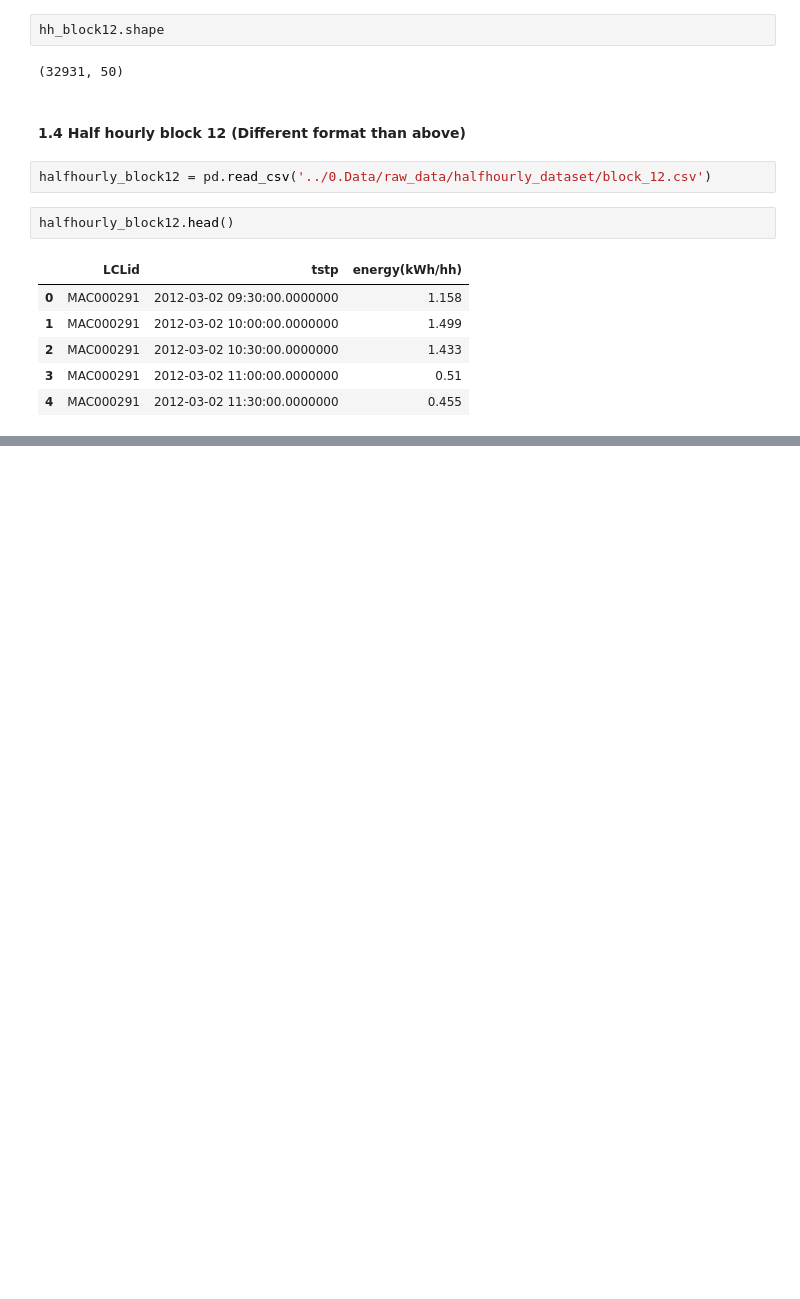
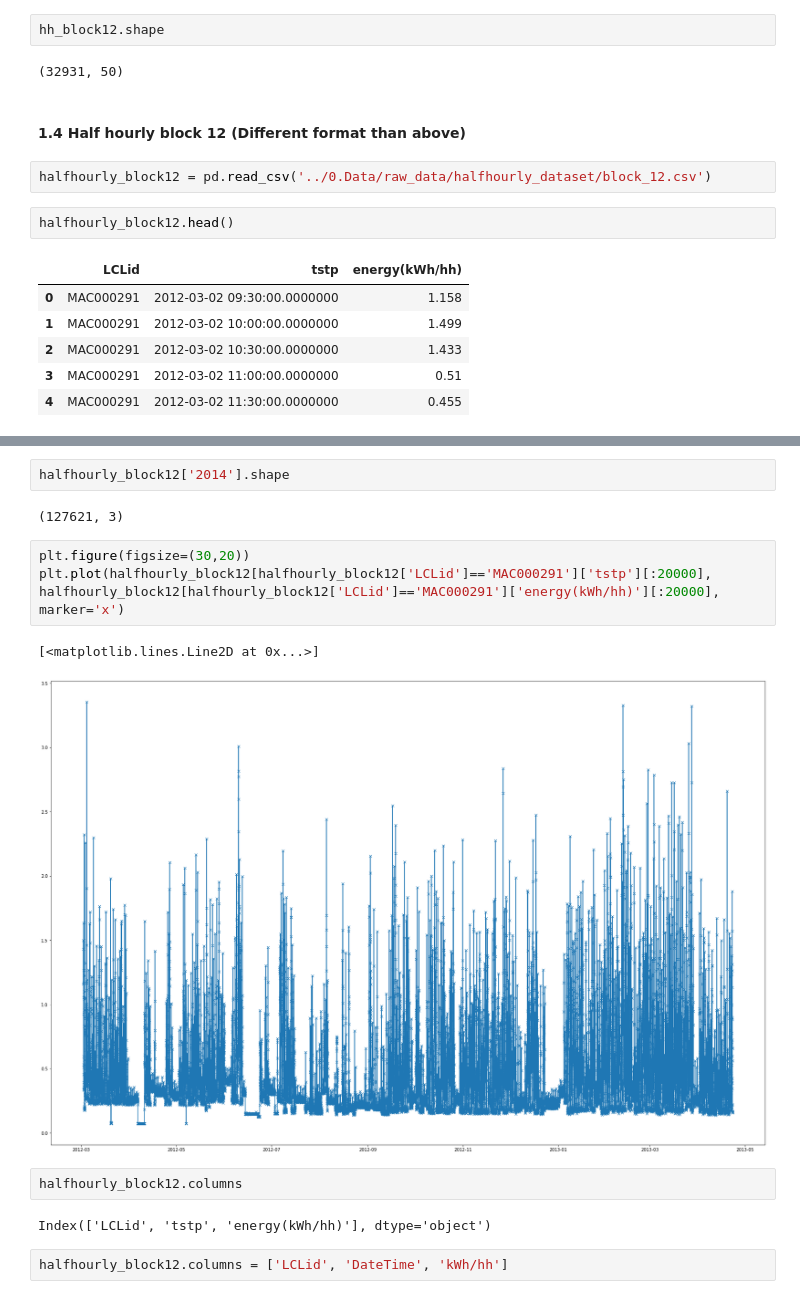
Before and after one commit to wobniarin/Project-Week-8-Final-Project, a Jupyter notebook: your-project/2.JupyterNotebooks/0_Data_Cleaning.ipynb, the cells around one changed output, grey strips where cells are left out. Cells and saved outputs as stored; diff of their text form; blank space fills up the shorter version.

```diff
--- a/your-project/2.JupyterNotebooks/0_Data_Cleaning.ipynb
+++ b/your-project/2.JupyterNotebooks/0_Data_Cleaning.ipynb
@@ -108,0 +226,16 @@ halfhourly_block12.head()
+# %%
+halfhourly_block12['2014'].shape
+# %% [output]
+(127621, 3)
+# %%
+plt.figure(figsize=(30,20))
+plt.plot(halfhourly_block12[halfhourly_block12['LCLid']=='MAC000291']['tstp'][:20000], halfhourly_block12[halfhourly_block12['LCLid']=='MAC000291']['energy(kWh/hh)'][:20000], marker='x')
+# %% [output]
+[<matplotlib.lines.Line2D at 0x...>]
+[figure, added]
+# %%
+halfhourly_block12.columns
+# %% [output]
+Index(['LCLid', 'tstp', 'energy(kWh/hh)'], dtype='object')
+# %%
+halfhourly_block12.columns = ['LCLid', 'DateTime', 'kWh/hh']
```
Also changed, not shown: parts of 55 cells of this notebook.
